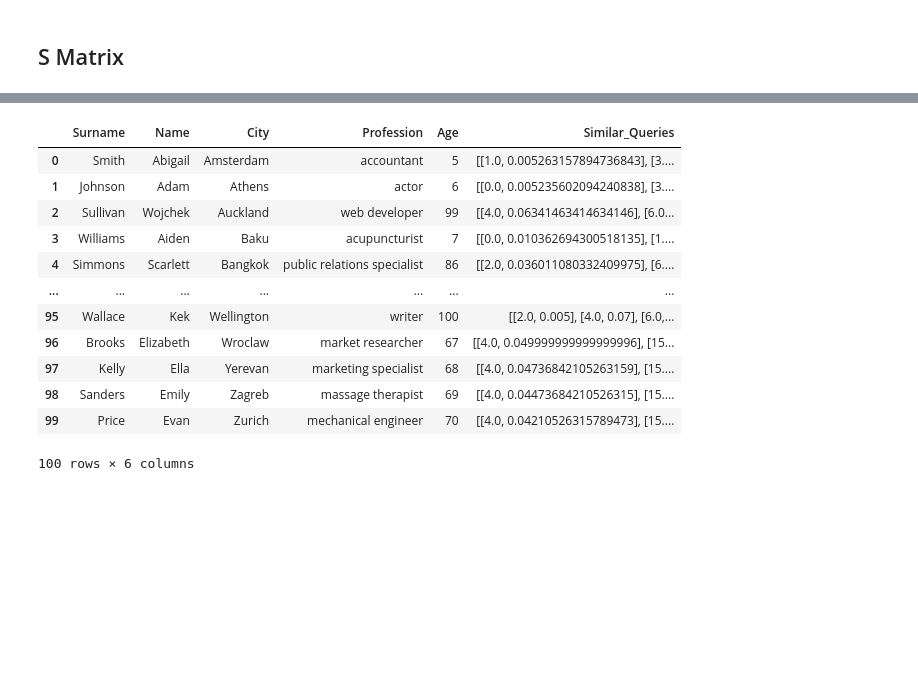
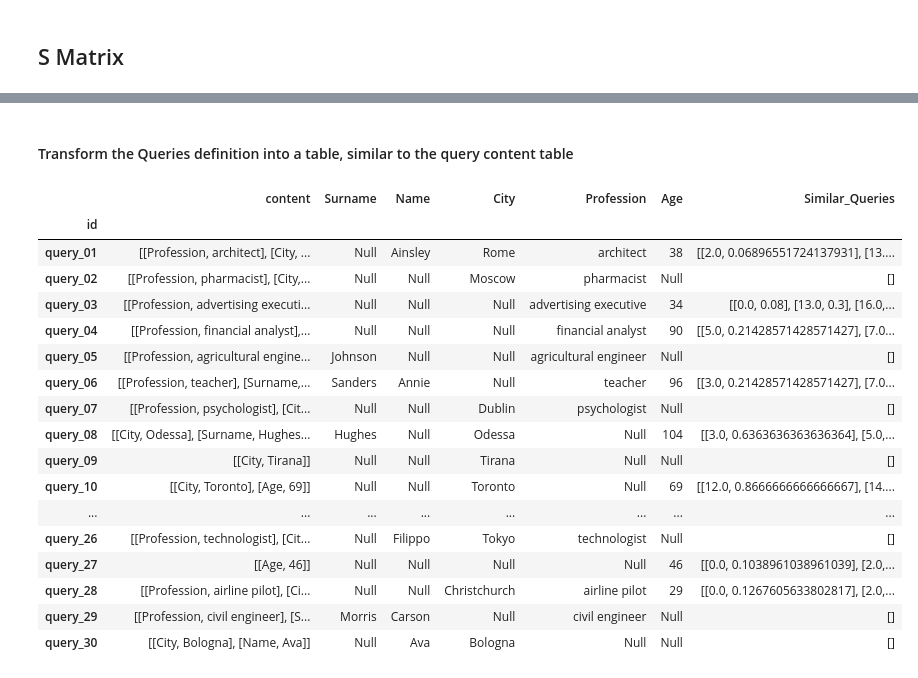
Before and after one commit to TunaInABottle/data_mining_2022, a Jupyter notebook: Collaborative_Filtering.ipynb, the cells around one changed output, grey strips where cells are left out. Cells and saved outputs as stored; diff of their text form; code cells hidden in the pictures; blank space fills up the shorter version.

Commit message:
transform queries database into similar version as query content database

```diff
--- a/Collaborative_Filtering.ipynb
+++ b/Collaborative_Filtering.ipynb
@@ -213,16 +227,55 @@ array([[0.00526316, 0.01052632, 0.01578947, 0.02105263, 0.02631579,
-# %%
-df
-# %% [output]
-|  | Surname | Name | City | Profession | Age | Similar_Queries |
-| 0 | Smith | Abigail | Amsterdam | accountant | 5 | [[1.0, 0.005263157894736843], [3.... |
-| 1 | Johnson | Adam | Athens | actor | 6 | [[0.0, 0.005235602094240838], [3.... |
-| 2 | Sullivan | Wojchek | Auckland | web developer | 99 | [[4.0, 0.06341463414634146], [6.0... |
-| 3 | Williams | Aiden | Baku | acupuncturist | 7 | [[0.0, 0.010362694300518135], [1.... |
-| 4 | Simmons | Scarlett | Bangkok | public relations specialist | 86 | [[2.0, 0.036011080332409975], [6.... |
-| ... | ... | ... | ... | ... | ... | ... |
-| 95 | Wallace | Kek | Wellington | writer | 100 | [[2.0, 0.005], [4.0, 0.07], [6.0,... |
-| 96 | Brooks | Elizabeth | Wroclaw | market researcher | 67 | [[4.0, 0.049999999999999996], [15... |
-| 97 | Kelly | Ella | Yerevan | marketing specialist | 68 | [[4.0, 0.04736842105263159], [15.... |
-| 98 | Sanders | Emily | Zagreb | massage therapist | 69 | [[4.0, 0.04473684210526315], [15.... |
-| 99 | Price | Evan | Zurich | mechanical engineer | 70 | [[4.0, 0.04210526315789473], [15.... |
-100 rows × 6 columns
+# %% [markdown]
+<h4>Transform the Queries definition into a table, similar to the query content table
+</h4>
+# %%
+df2= pd.read_csv("/content/data_mining_2022/data/size_30/queries.csv")
+# %%
+df2['content']=df2['content'].apply(lambda x: x.strip().split('AND'))
+
+def f1(x):
+  for i in range (len(x)):
+    x[i]=x[i].strip().split('=')
+  return x
+df2['content']=df2['content'].apply(lambda x: f1(x) ,0 )
+
+df2['content']=df2['content'].apply(lambda x: np.array(x).reshape(len(x),2), 0)
+
+def f2(x,c):
+  if c in x[:,0]:
+    return (x[int((np.where(x==c))[0]),1])
+  else :
+    return('Null')
+
+df2['Surname']=df2['content'].apply(lambda x: f2(x,'Surname'), 0)
+df2['Name']=df2['content'].apply(lambda x: f2(x,'Name'), 0)
+df2['City']=df2['content'].apply(lambda x: f2(x,'City'), 0)
+df2['Profession']=df2['content'].apply(lambda x: f2(x,'Profession'), 0)
+df2['Age']=df2['content'].apply(lambda x: f2(x,'Age'), 0)
+
+df2['Age']=df2['Age'].apply(lambda x: int(x) if x!='Null' else x, 0)
+
+df2=df2.set_index ('id')
+# %%
+S=S_Matrix (df2, 5)
+df2=similar(S, df2)
+# %%
+df2
+# %% [output]
+|  | content | Surname | Name | City | Profession | Age | Similar_Queries |
+| id |  |  |  |  |  |  |  |
+| query_01 | [[Profession, architect], [City, ... | Null | Ainsley | Rome | architect | 38 | [[2.0, 0.06896551724137931], [13.... |
+| query_02 | [[Profession, pharmacist], [City,... | Null | Null | Moscow | pharmacist | Null | [] |
+| query_03 | [[Profession, advertising executi... | Null | Null | Null | advertising executive | 34 | [[0.0, 0.08], [13.0, 0.3], [16.0,... |
+| query_04 | [[Profession, financial analyst],... | Null | Null | Null | financial analyst | 90 | [[5.0, 0.21428571428571427], [7.0... |
+| query_05 | [[Profession, agricultural engine... | Johnson | Null | Null | agricultural engineer | Null | [] |
+| query_06 | [[Profession, teacher], [Surname,... | Sanders | Annie | Null | teacher | 96 | [[3.0, 0.21428571428571427], [7.0... |
+| query_07 | [[Profession, psychologist], [Cit... | Null | Null | Dublin | psychologist | Null | [] |
+| query_08 | [[City, Odessa], [Surname, Hughes... | Hughes | Null | Odessa | Null | 104 | [[3.0, 0.6363636363636364], [5.0,... |
+| query_09 | [[City, Tirana]] | Null | Null | Tirana | Null | Null | [] |
+| query_10 | [[City, Toronto], [Age, 69]] | Null | Null | Toronto | Null | 69 | [[12.0, 0.8666666666666667], [14.... |
+| ... | ... | ... | ... | ... | ... | ... | ... |
+| query_26 | [[Profession, technologist], [Cit... | Null | Filippo | Tokyo | technologist | Null | [] |
+| query_27 | [[Age, 46]] | Null | Null | Null | Null | 46 | [[0.0, 0.1038961038961039], [2.0,... |
+| query_28 | [[Profession, airline pilot], [Ci... | Null | Null | Christchurch | airline pilot | 29 | [[0.0, 0.1267605633802817], [2.0,... |
+| query_29 | [[Profession, civil engineer], [S... | Morris | Carson | Null | civil engineer | Null | [] |
+| query_30 | [[City, Bologna], [Name, Ava]] | Null | Ava | Bologna | Null | Null | [] |
```
Also changed, not shown: parts of 4 cells of this notebook.
